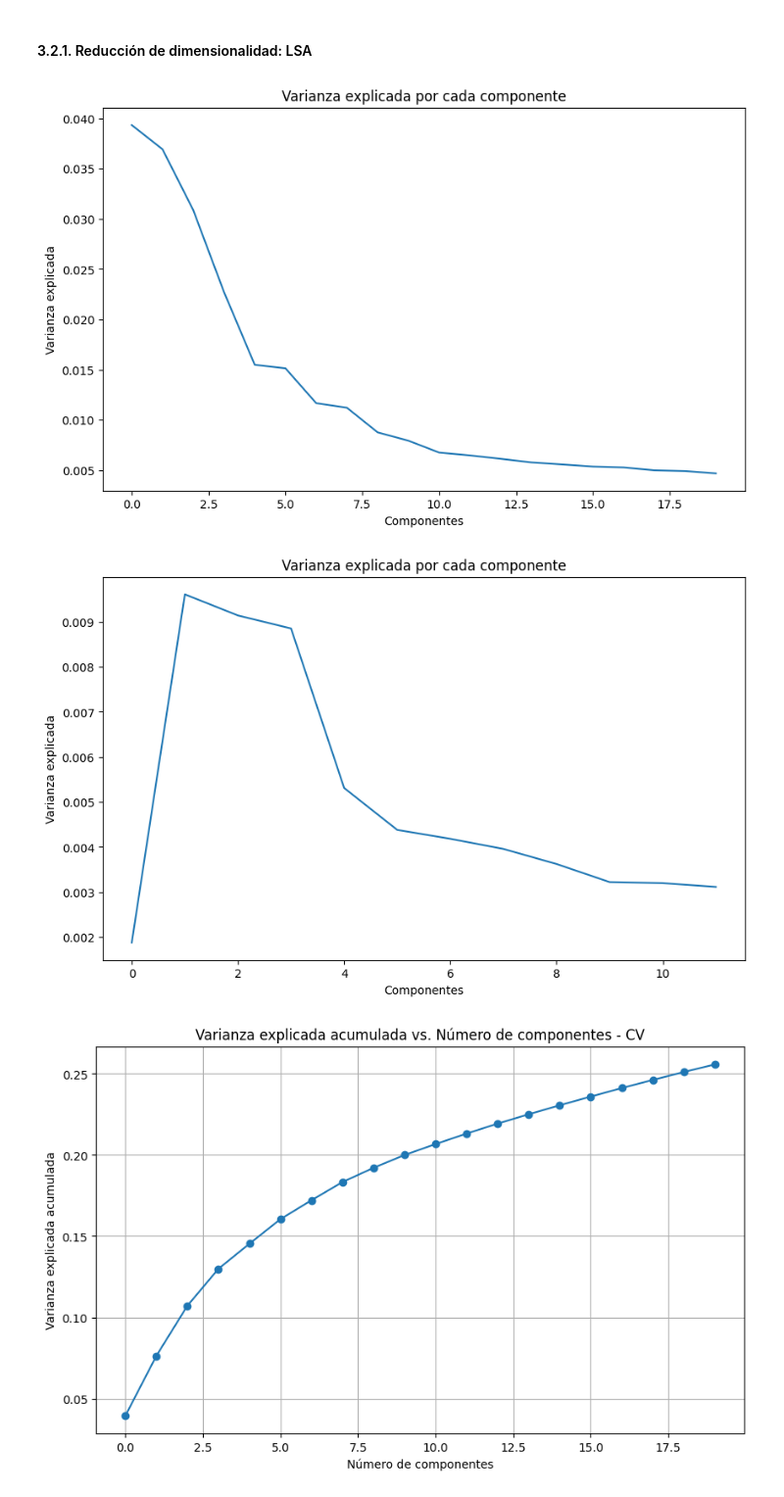
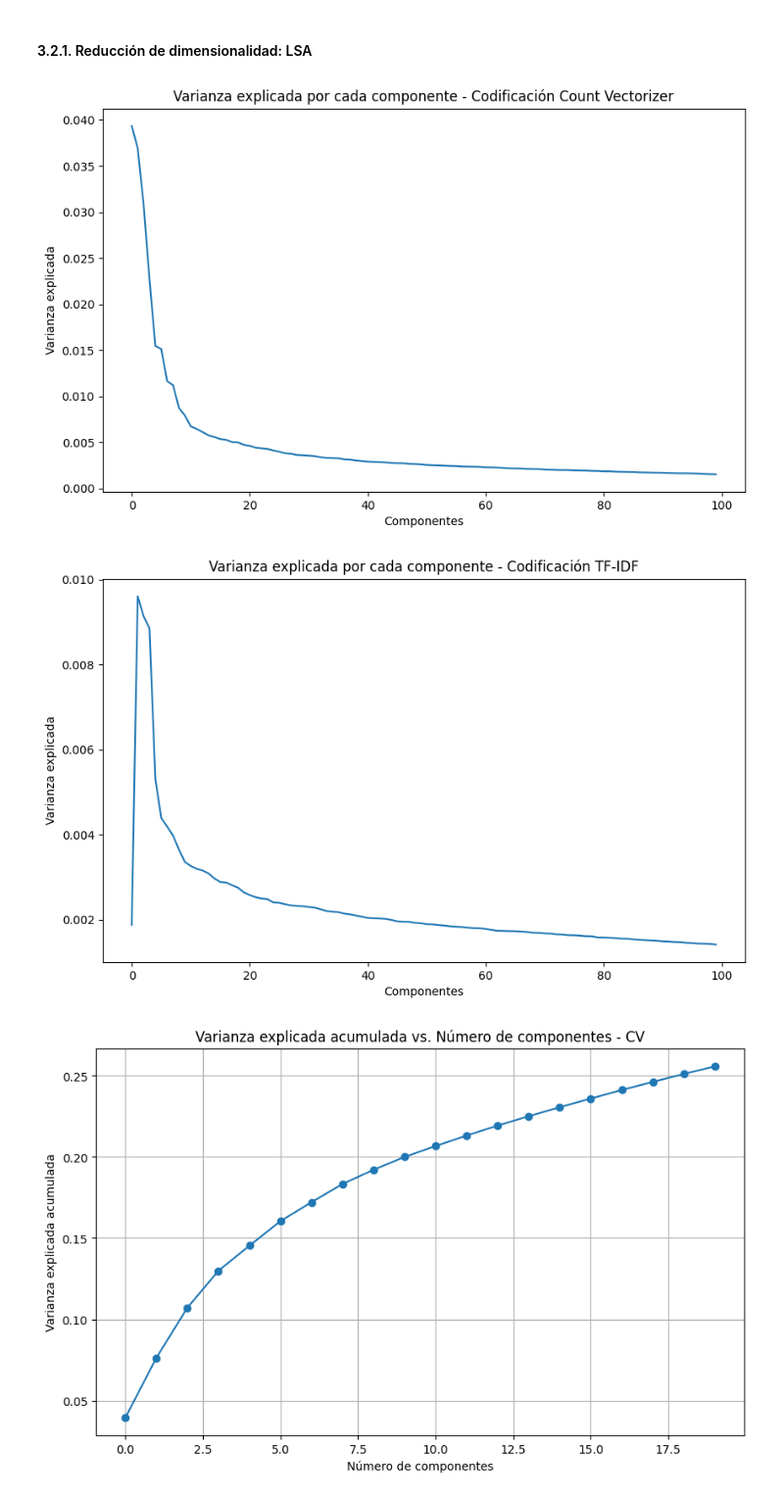
Before and after one commit to ddummann/Proyecto1-ClasificacionTextos-Etapa2, a Jupyter notebook: solucion_bi.ipynb, the cells around one changed output. Shown at 98% size. Saved outputs shown, nothing was run; the diff lists cells and outputs as text; code cells hidden in the pictures.

```diff
--- a/solucion_bi.ipynb
+++ b/solucion_bi.ipynb
@@ -534,7 +536,7 @@ Para aplicar este modelo, primero reduciremos la dimensionalidad. Para ello, uti
 #### 3.2.1. Reducción de dimensionalidad: LSA
 # %%
 # Reducción de dimensionalidad con LSA para TFID
-svdTFID = TruncatedSVD(n_components=12, random_state=1234)
+svdTFID = TruncatedSVD(n_components=100, random_state=1234)
 X_train_LSA_TFID = svdTFID.fit_transform(X_train_TFID)
 X_test_LSA_TFID = svdTFID.transform(X_test_TFID)
 # %%
@@ -548,20 +550,20 @@ plt.figure(figsize=(10, 6))
 plt.plot(svdCV.explained_variance_ratio_)
 plt.xlabel("Componentes")
 plt.ylabel("Varianza explicada")
-plt.title("Varianza explicada por cada componente")
+plt.title("Varianza explicada por cada componente - Codificación Count Vectorizer")
 plt.show()
 # %% [output]
-[figure, old version]
+[figure, new version]
 # %%
 # visualización de la varianza explicada TDIF
 plt.figure(figsize=(10, 6))
 plt.plot(svdTFID.explained_variance_ratio_)
 plt.xlabel("Componentes")
 plt.ylabel("Varianza explicada")
-plt.title("Varianza explicada por cada componente")
+plt.title("Varianza explicada por cada componente - Codificación TF-IDF")
 plt.show()
 # %% [output]
-[figure, old version]
+[figure, new version]
 # %%
 # visualización de la varianza explicada CV LSA
 acumulative_explained_variance_CV = np.cumsum(svdCV.explained_variance_ratio_)
```
Also changed, not shown: parts of 17 cells of this notebook, 1 other file.
